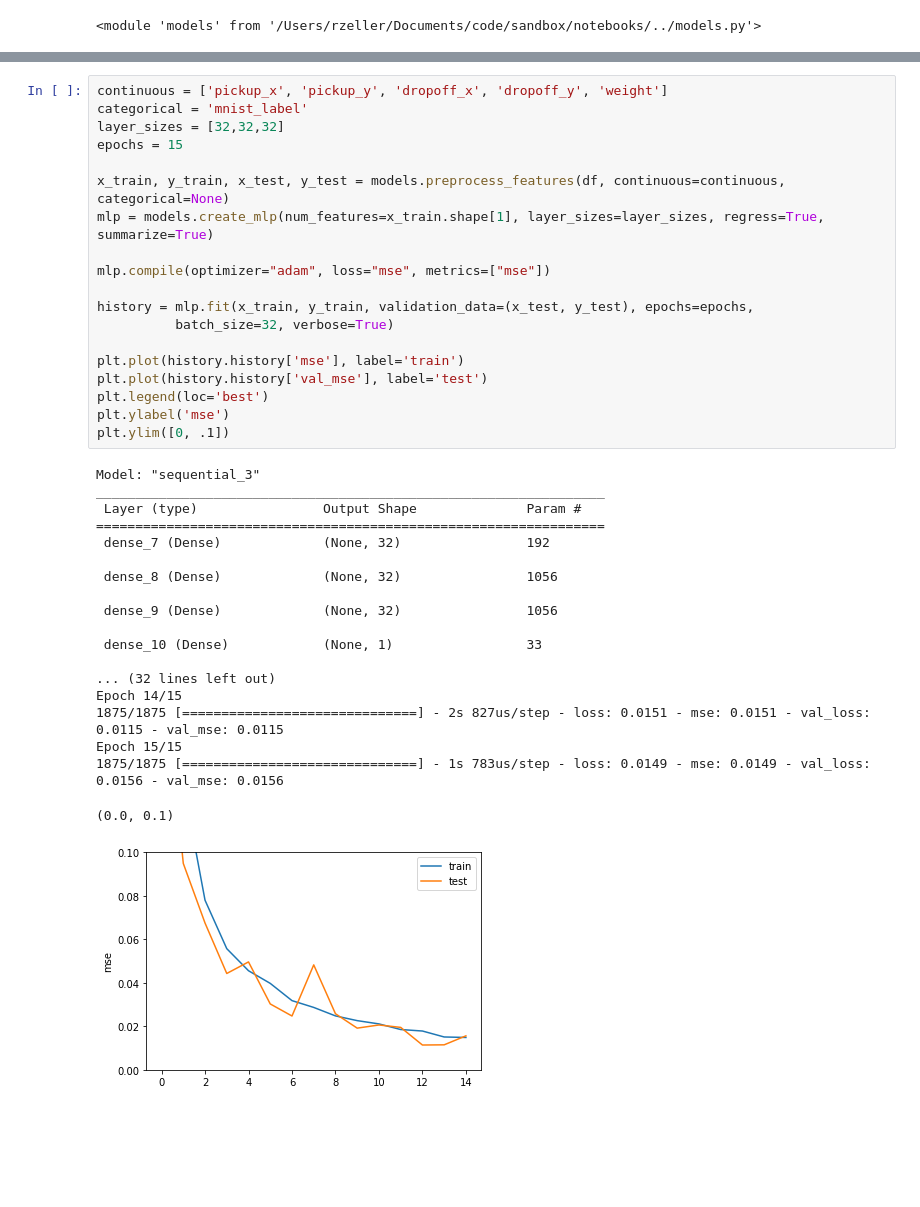
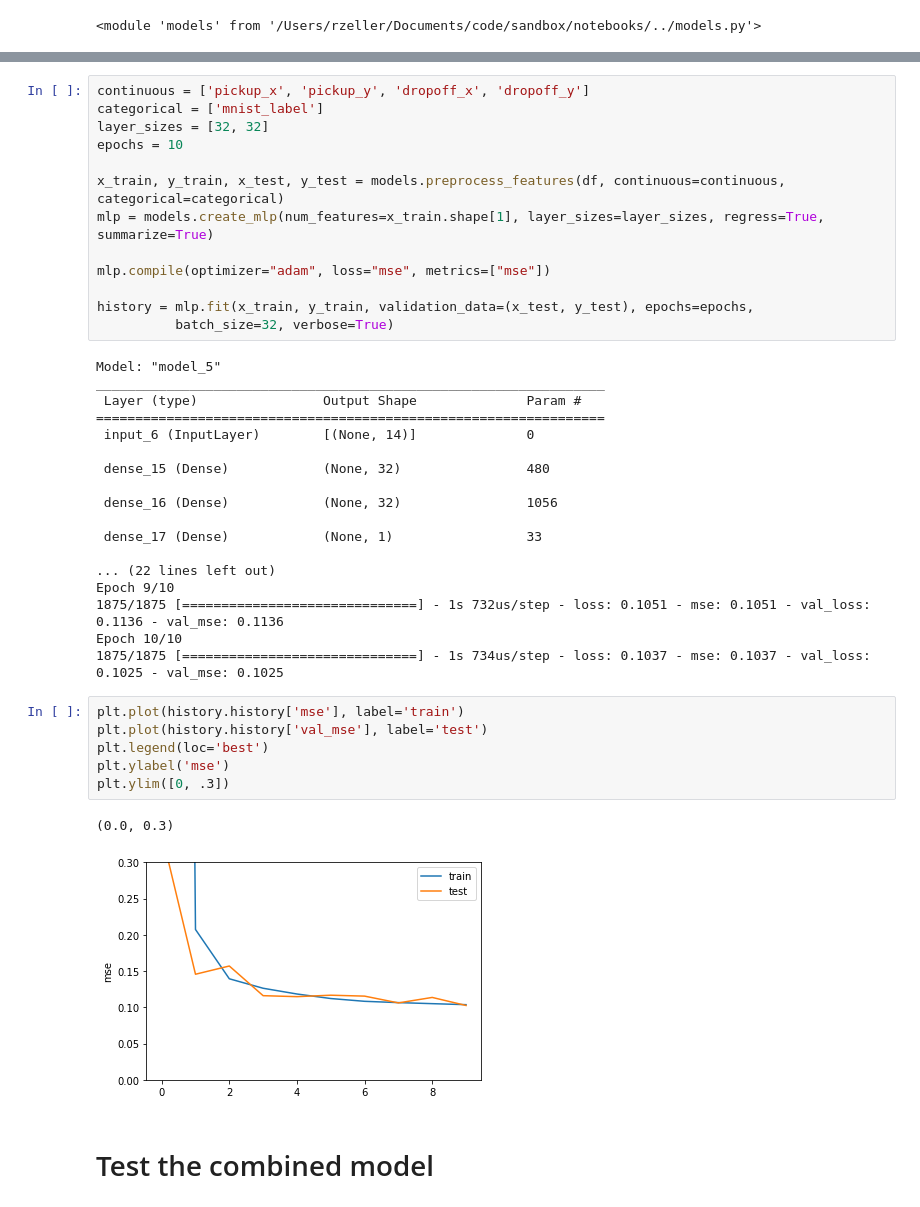
Before and after one commit to rzeller/sandbox, a Jupyter notebook: notebooks/test_models.ipynb, the cells around one changed output, grey strips where cells are left out. Cells and saved outputs as stored; diff of their text form; blank space fills up the shorter version.

```diff
--- a/notebooks/test_models.ipynb
+++ b/notebooks/test_models.ipynb
@@ -52,39 +60,42 @@ plt.ylim([0.975, 1])
 # %%
-continuous = ['pickup_x', 'pickup_y', 'dropoff_x', 'dropoff_y', 'weight']
-categorical = 'mnist_label'
-layer_sizes = [32,32,32]
-epochs = 15
+continuous = ['pickup_x', 'pickup_y', 'dropoff_x', 'dropoff_y']
+categorical = ['mnist_label']
+layer_sizes = [32, 32]
+epochs = 10
 
-x_train, y_train, x_test, y_test = models.preprocess_features(df, continuous=continuous, categorical=None)
+x_train, y_train, x_test, y_test = models.preprocess_features(df, continuous=continuous, categorical=categorical)
 mlp = models.create_mlp(num_features=x_train.shape[1], layer_sizes=layer_sizes, regress=True, summarize=True)
 
 mlp.compile(optimizer="adam", loss="mse", metrics=["mse"])
 
 history = mlp.fit(x_train, y_train, validation_data=(x_test, y_test), epochs=epochs,
           batch_size=32, verbose=True)
-
-plt.plot(history.history['mse'], label='train')
-plt.plot(history.history['val_mse'], label='test')
-plt.legend(loc='best')
-plt.ylabel('mse')
-plt.ylim([0, .1])
 # %% [output]
-Model: "sequential_3"
+Model: "model_5"
 _________________________________________________________________
  Layer (type)                Output Shape              Param #
 =================================================================
- dense_7 (Dense)             (None, 32)                192
+ input_6 (InputLayer)        [(None, 14)]              0
 
- dense_8 (Dense)             (None, 32)                1056
+ dense_15 (Dense)            (None, 32)                480
 
- dense_9 (Dense)             (None, 32)                1056
+ dense_16 (Dense)            (None, 32)                1056
 
- dense_10 (Dense)            (None, 1)                 33
+ dense_17 (Dense)            (None, 1)                 33
 
-... (32 lines left out)
-Epoch 14/15
-1875/1875 [==============================] - 2s 827us/step - loss: 0.0151 - mse: 0.0151 - val_loss: 0.0115 - val_mse: 0.0115
-Epoch 15/15
-1875/1875 [==============================] - 1s 783us/step - loss: 0.0149 - mse: 0.0149 - val_loss: 0.0156 - val_mse: 0.0156
+... (22 lines left out)
+Epoch 9/10
+1875/1875 [==============================] - 1s 732us/step - loss: 0.1051 - mse: 0.1051 - val_loss: 0.1136 - val_mse: 0.1136
+Epoch 10/10
+1875/1875 [==============================] - 1s 734us/step - loss: 0.1037 - mse: 0.1037 - val_loss: 0.1025 - val_mse: 0.1025
-(0.0, 0.1)
-[figure, removed]
+# %%
+plt.plot(history.history['mse'], label='train')
+plt.plot(history.history['val_mse'], label='test')
+plt.legend(loc='best')
+plt.ylabel('mse')
+plt.ylim([0, .3])
+# %% [output]
+(0.0, 0.3)
+[figure, added]
+# %% [markdown]
+# Test the combined model
```
Also changed, not shown: parts of 8 cells of this notebook, 2 other files.
